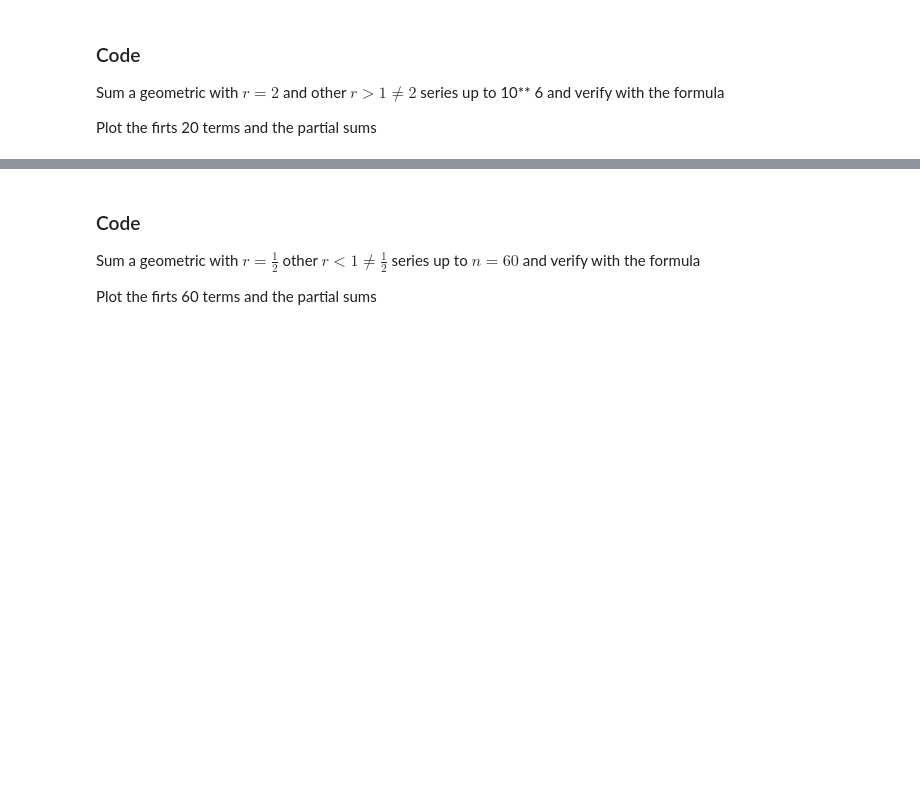
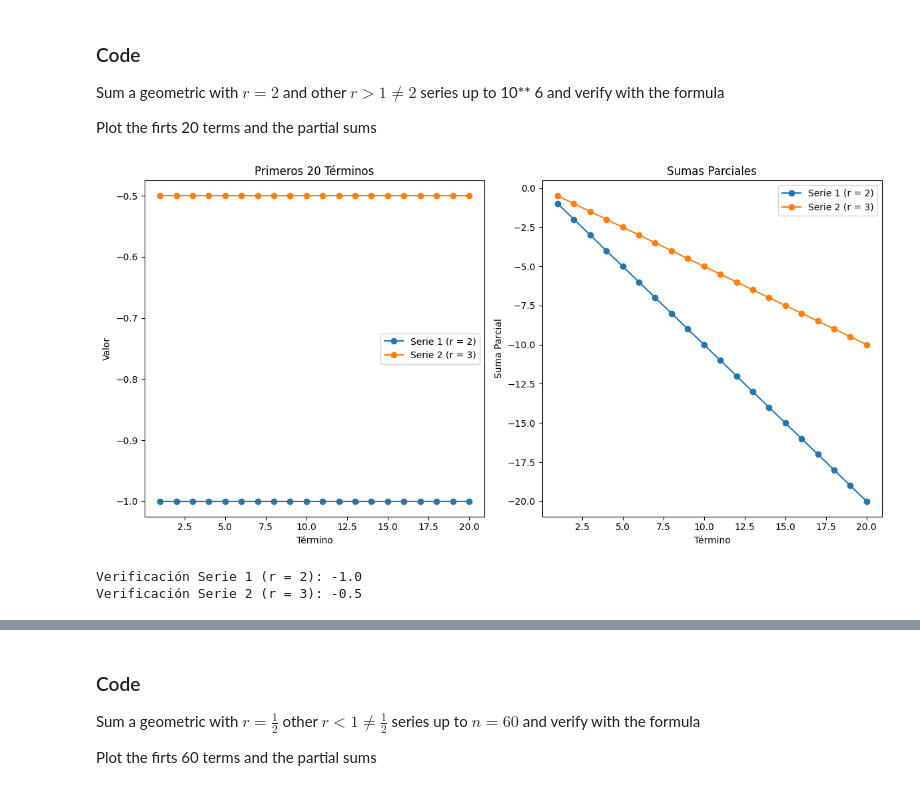
Before and after one commit to smottad/MetNumUN2023II, a Jupyter notebook: Lab1/smottadArithmeticSeriesGeometricSeriesPowerSums.ipynb, the cells around one changed output, grey strips where cells are left out. Drawn from its saved outputs; the diff is of its cells as text; code cells hidden in the pictures; blank space fills up the shorter version.

```diff
--- a/Lab1/smottadArithmeticSeriesGeometricSeriesPowerSums.ipynb
+++ b/Lab1/smottadArithmeticSeriesGeometricSeriesPowerSums.ipynb
@@ -293,6 +313,66 @@ $$
 Sum a geometric with $r =2$ and other $r > 1 \neq 2$  series up to 10** 6 and verify with the formula
 
 Plot the firts 20 terms and the partial sums
+# %%
+import numpy as np
+import matplotlib.pyplot as plt
+
+# Función para calcular la suma de una serie geométrica hasta n términos
+def geometric_series_sum(a, r, n):
+    if r == 1:
+        if a == 1:
+            return n
+        else:
+            return a * n
+    else:
+        if r < 1:
+            return a / (1 - r) * (1 - r**n)
+        else:
+            return a / (1 - r)
+
+# Razones 'r' para las dos series
+r1 = 2
+r2 = 3
+
+n_terms = int(1e6)
+
+# Calcular las sumas de las series y la verificación
+series1 = [geometric_series_sum(1, r1, i) for i in range(1, n_terms + 1)]
+series2 = [geometric_series_sum(1, r2, i) for i in range(1, n_terms + 1)]
+verification1 = geometric_series_sum(1, r1, n_terms)
+verification2 = geometric_series_sum(1, r2, n_terms)
+
+# Graficar los primeros 20 términos y las sumas parciales
+n_terms_to_plot = 20
+terms = np.arange(1, n_terms_to_plot + 1)
+
+plt.figure(figsize=(12, 6))
+
+plt.subplot(1, 2, 1)
+plt.plot(terms, series1[:n_terms_to_plot], marker='o', label=f'Serie 1 (r = 2)')
+plt.plot(terms, series2[:n_terms_to_plot], marker='o', label=f'Serie 2 (r = {r2})')
+plt.title(f'Primeros {n_terms_to_plot} Términos')
+plt.xlabel('Término')
+plt.ylabel('Valor')
+plt.legend()
+
+plt.subplot(1, 2, 2)
+plt.plot(terms, np.cumsum(series1)[:n_terms_to_plot], marker='o', label=f'Serie 1 (r = 2)')
+plt.plot(terms, np.cumsum(series2)[:n_terms_to_plot], marker='o', label=f'Serie 2 (r = {r2})')
+plt.title(f'Sumas Parciales')
+plt.xlabel('Término')
+plt.ylabel('Suma Parcial')
+plt.legend()
+
+plt.tight_layout()
+plt.show()
+
+print(f"Verificación Serie 1 (r = 2): {verification1}")
+print(f"Verificación Serie 2 (r = {r2}): {verification2}")
+# %% [output]
+[figure, added]
+Verificación Serie 1 (r = 2): -1.0
+Verificación Serie 2 (r = 3): -0.5
 # %% [markdown]
 ## Zenon Arrow
 
```
Also changed, not shown: parts of 5 cells of this notebook.
